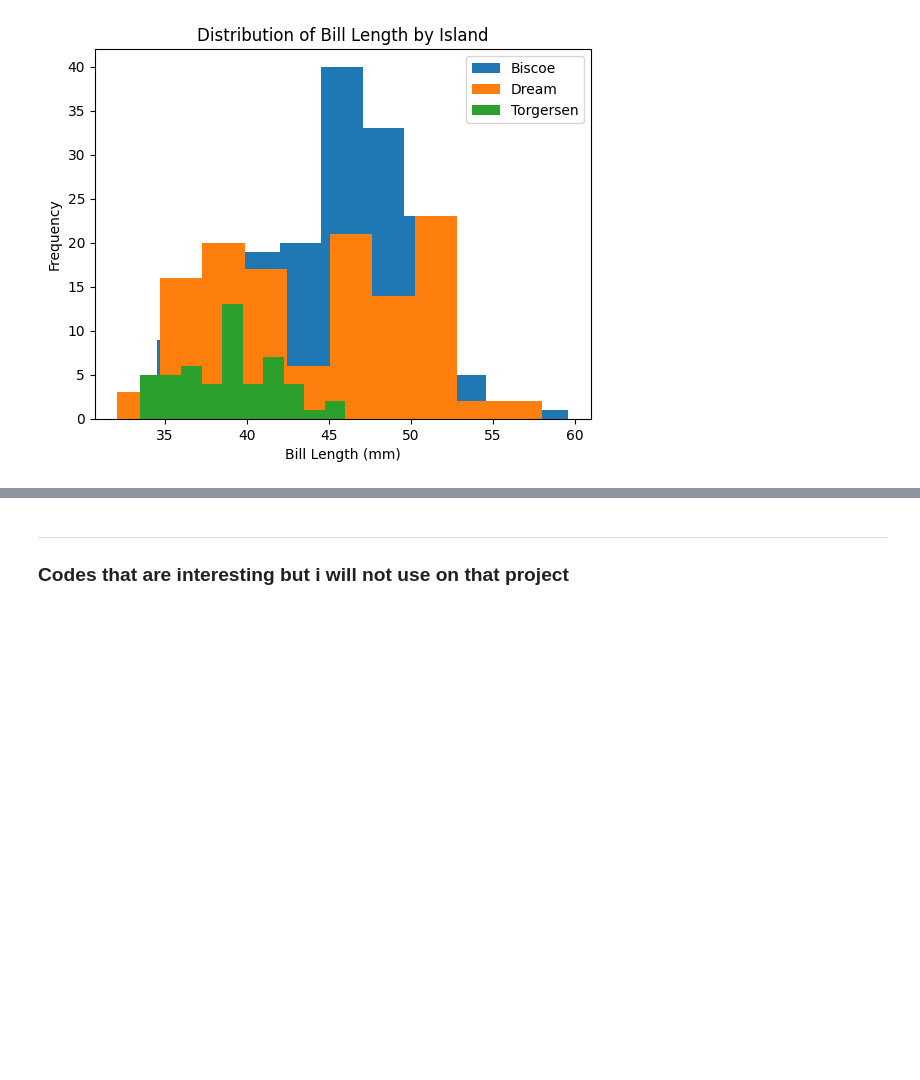
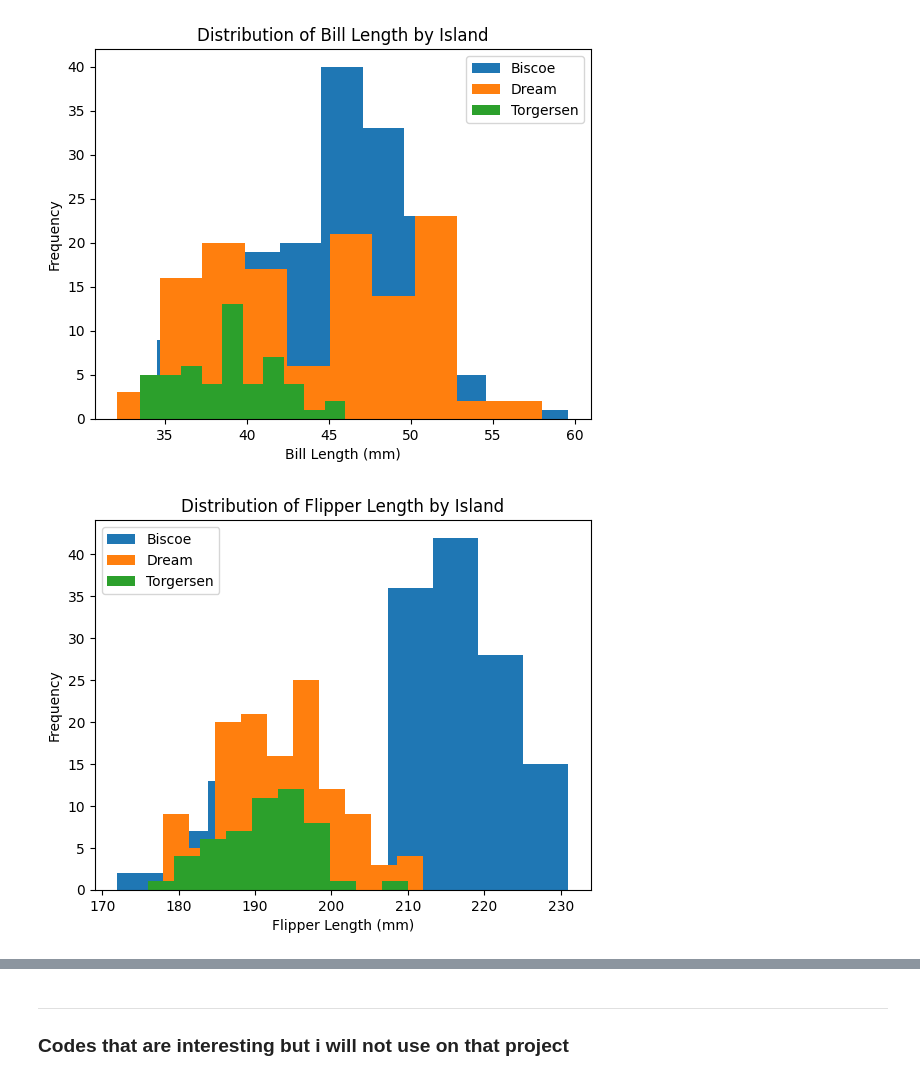
Before and after one commit to gusgoes/weekly-tasks, a Jupyter notebook: penguins.ipynb, the cells around one changed output, grey strips where cells are left out. Cells and saved outputs as stored; diff of their text form; code cells hidden in the pictures; blank space fills up the shorter version.

```diff
--- a/penguins.ipynb
+++ b/penguins.ipynb
@@ -157,10 +152,6 @@ plt.show()
 # %%
-species_order = ['Adelie', 'Gentoo', 'Chinstrap']
-df['species'] = pd.Categorical(df['species'], categories=species_order, ordered=True)
-df = df.sort_values('species')
-
 # Plotting the histogram
-df.groupby('species')['bill_length_mm'].plot(kind='hist', legend=True)
+df_species.groupby('species')['bill_length_mm'].plot(kind='hist', legend=True)
 plt.xlabel('Bill Length (mm)')
 plt.ylabel('Frequency')
 plt.title('Distribution of Bill Length by Species')
@@ -169,12 +160,8 @@ plt.show()
 # %% [output]
 [figure]
 # %%
-species_order = ['Adelie', 'Gentoo', 'Chinstrap']
-df['species'] = pd.Categorical(df['species'], categories=species_order, ordered=True)
-df = df.sort_values('species')
-
 # Plotting the histogram
-df.groupby('species')['bill_depth_mm'].plot(kind='hist', legend=True)
+df_species.groupby('species')['bill_depth_mm'].plot(kind='hist', legend=True)
 plt.xlabel('Bill Depth (mm)')
 plt.ylabel('Frequency')
 plt.title('Distribution of Bill Depth by Species')
@@ -183,13 +170,8 @@ plt.show()
 # %% [output]
 [figure]
 # %%
-#flipper_length_mm
-species_order = ['Adelie', 'Gentoo', 'Chinstrap']
-df['species'] = pd.Categorical(df['species'], categories=species_order, ordered=True)
-df = df.sort_values('species')
-
 # Plotting the histogram
-df.groupby('species')['flipper_length_mm'].plot(kind='hist', legend=True)
+df_species.groupby('species')['flipper_length_mm'].plot(kind='hist', legend=True)
 plt.xlabel('Flipper Lenght (mm)')
 plt.ylabel('Frequency')
 plt.title('Distribution of Flipper Lenght by Species')
@@ -197,3 +179,8 @@ plt.savefig('penguins_flipperlenght.png')
 plt.show()
 # %% [output]
 [figure]
+# %%
+island_order = ['Biscoe', 'Dream', 'Torgersen']
+df['island'] = pd.Categorical(df['island'], categories=island_order, ordered=True)
+df_island = df.sort_values('island')
+print(df_island)
@@ -220,3 +221,13 @@ plt.savefig('island_billlenght.png')
 plt.show()
 # %% [output]
 [figure]
+# %%
+# Plotting the histogram
+df_island.groupby('island')['flipper_length_mm'].plot(kind='hist', legend=True)
+plt.xlabel('Flipper Length (mm)')
+plt.ylabel('Frequency')
+plt.title('Distribution of Flipper Length by Island')
+plt.savefig('island_flipperlenght.png')
+plt.show()
+# %% [output]
+[figure, added]
```
Also changed, not shown: parts of 10 cells of this notebook, 4 other files.
